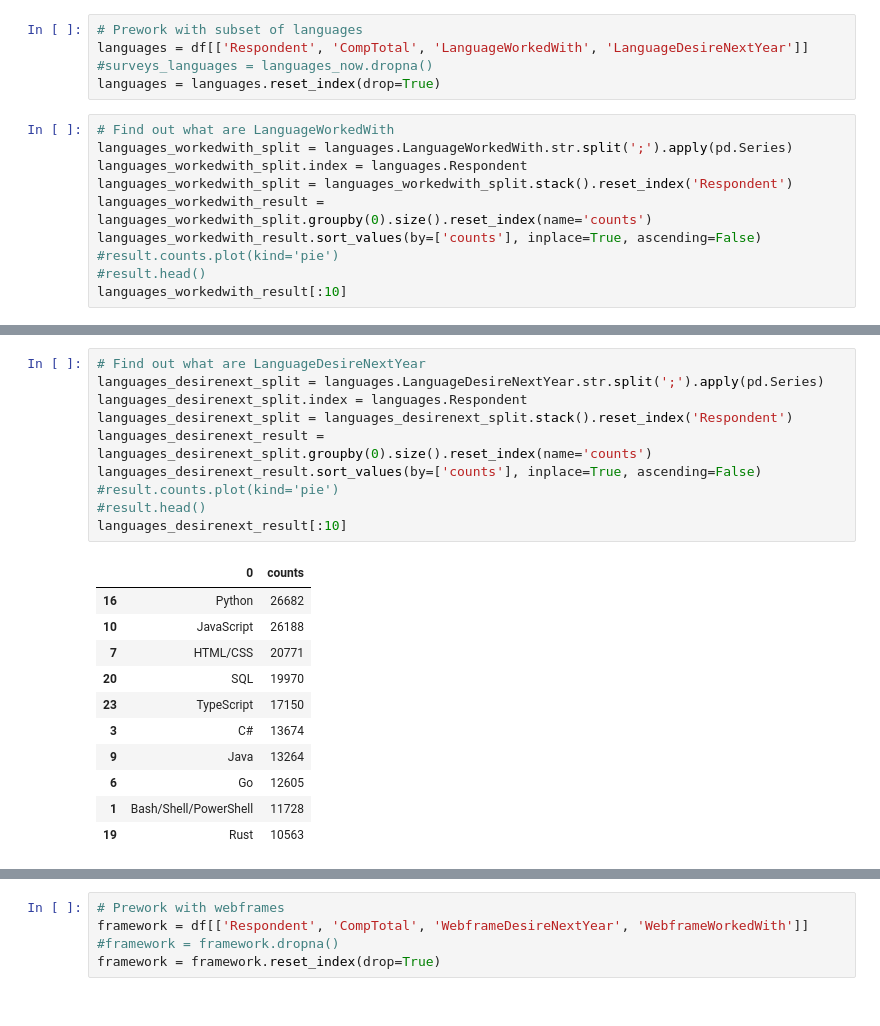
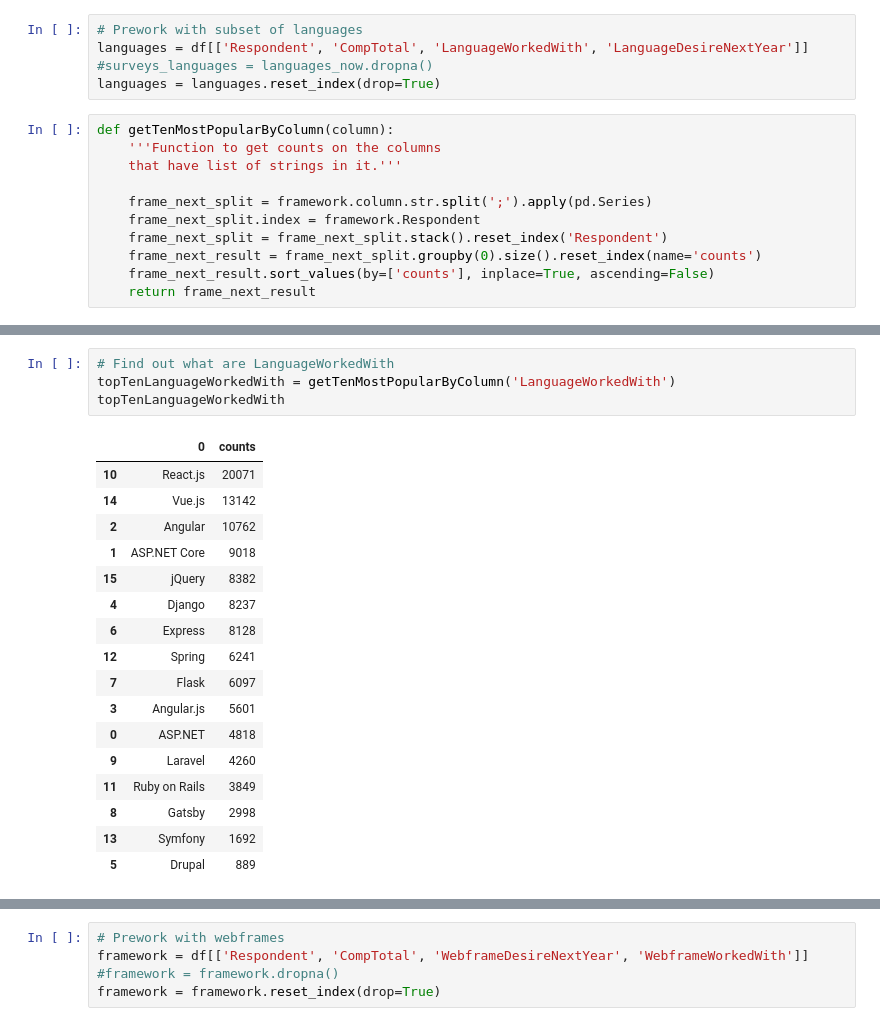
Before and after one commit to annetts/datascience, a Jupyter notebook: Data science blog post.ipynb, the cells around one changed output, grey strips where cells are left out. Drawn from its saved outputs; the diff is of its cells as text.

Commit message:
feat: Update functions

```diff
--- a/Data science blog post.ipynb
+++ b/Data science blog post.ipynb
@@ -28,12 +28,13 @@ languages = df[['Respondent', 'CompTotal', 'LanguageWorkedWith', 'LanguageDesire
 #surveys_languages = languages_now.dropna()
 languages = languages.reset_index(drop=True)
 # %%
-# Find out what are LanguageWorkedWith
-languages_workedwith_split = languages.LanguageWorkedWith.str.split(';').apply(pd.Series)
-languages_workedwith_split.index = languages.Respondent
-languages_workedwith_split = languages_workedwith_split.stack().reset_index('Respondent')
-languages_workedwith_result = languages_workedwith_split.groupby(0).size().reset_index(name='counts')
-languages_workedwith_result.sort_values(by=['counts'], inplace=True, ascending=False)
-#result.counts.plot(kind='pie')
-#result.head()
-languages_workedwith_result[:10]
+def getTenMostPopularByColumn(column):
+    '''Function to get counts on the columns
+    that have list of strings in it.'''
+
+    frame_next_split = framework.column.str.split(';').apply(pd.Series)
+    frame_next_split.index = framework.Respondent
+    frame_next_split = frame_next_split.stack().reset_index('Respondent')
+    frame_next_result = frame_next_split.groupby(0).size().reset_index(name='counts')
+    frame_next_result.sort_values(by=['counts'], inplace=True, ascending=False)
+    return frame_next_result
@@ -52,22 +41,22 @@ languages_workedwith_result[:10]
-# %%
-# Find out what are LanguageDesireNextYear
-languages_desirenext_split = languages.LanguageDesireNextYear.str.split(';').apply(pd.Series)
-languages_desirenext_split.index = languages.Respondent
-languages_desirenext_split = languages_desirenext_split.stack().reset_index('Respondent')
-languages_desirenext_result = languages_desirenext_split.groupby(0).size().reset_index(name='counts')
-languages_desirenext_result.sort_values(by=['counts'], inplace=True, ascending=False)
-#result.counts.plot(kind='pie')
-#result.head()
-languages_desirenext_result[:10]
-# %% [output]
-|  | 0 | counts |
-| 16 | Python | 26682 |
-| 10 | JavaScript | 26188 |
-| 7 | HTML/CSS | 20771 |
-| 20 | SQL | 19970 |
-| 23 | TypeScript | 17150 |
-| 3 | C# | 13674 |
-| 9 | Java | 13264 |
-| 6 | Go | 12605 |
-| 1 | Bash/Shell/PowerShell | 11728 |
-| 19 | Rust | 10563 |
+# %%
+# Find out what are LanguageWorkedWith
+topTenLanguageWorkedWith = getTenMostPopularByColumn('LanguageWorkedWith')
+topTenLanguageWorkedWith
+# %% [output]
+|  | 0 | counts |
+| 10 | React.js | 20071 |
+| 14 | Vue.js | 13142 |
+| 2 | Angular | 10762 |
+| 1 | ASP.NET Core | 9018 |
+| 15 | jQuery | 8382 |
+| 4 | Django | 8237 |
+| 6 | Express | 8128 |
+| 12 | Spring | 6241 |
+| 7 | Flask | 6097 |
+| 3 | Angular.js | 5601 |
+| 0 | ASP.NET | 4818 |
+| 9 | Laravel | 4260 |
+| 11 | Ruby on Rails | 3849 |
+| 8 | Gatsby | 2998 |
+| 13 | Symfony | 1692 |
+| 5 | Drupal | 889 |
```
Also changed, not shown: parts of 6 cells of this notebook.
